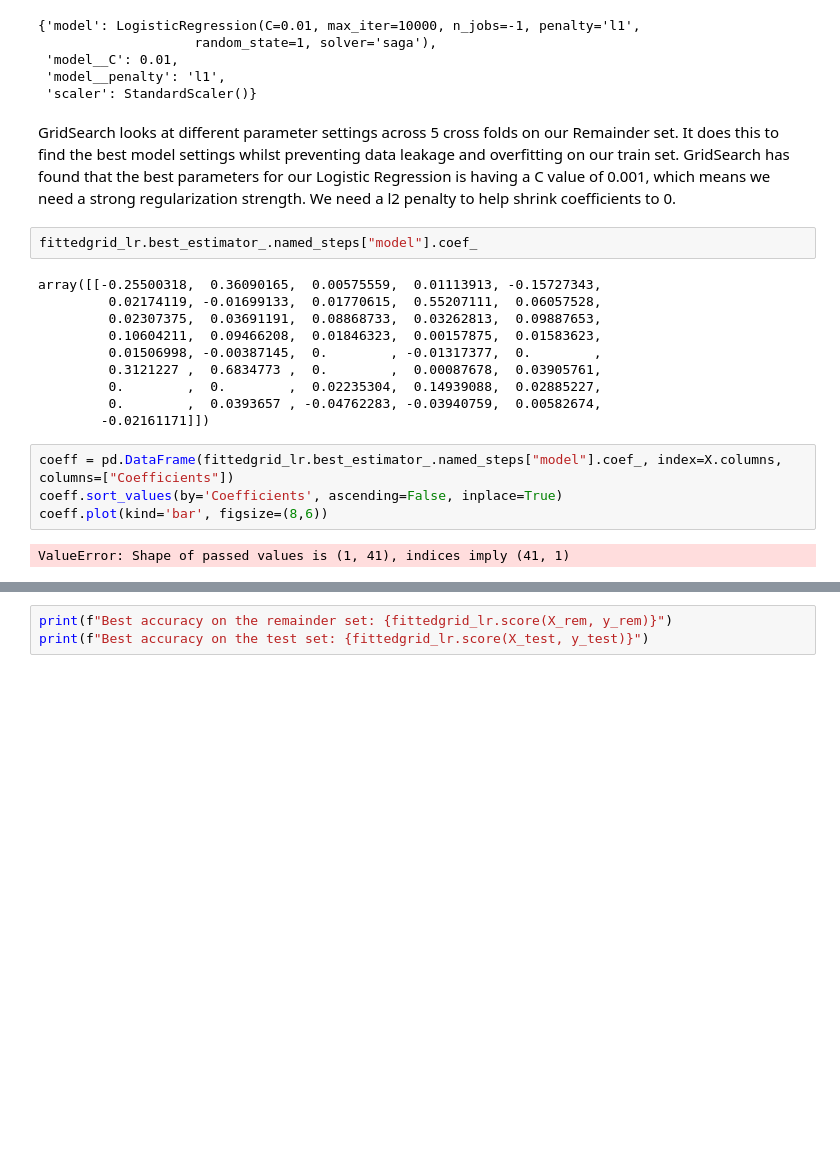
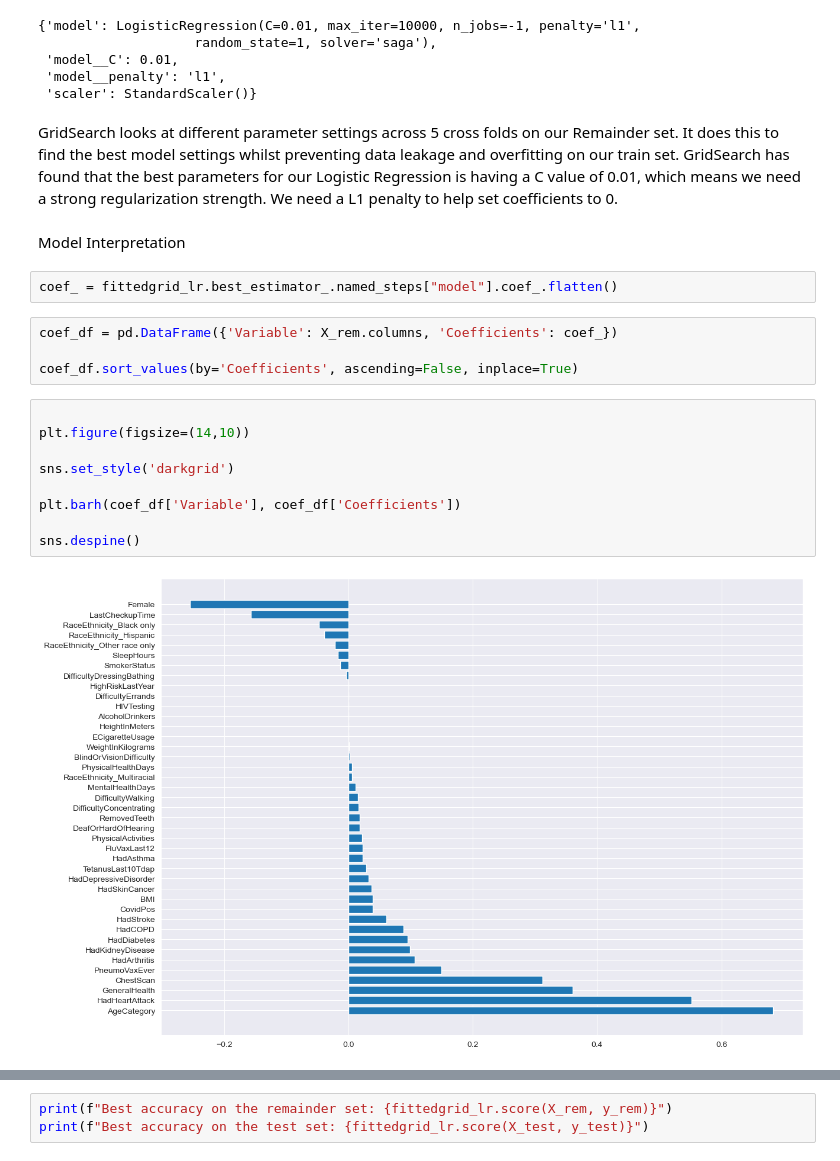
Before and after one commit to Tasnimacj/Capstone_Heart_Prediction, a Jupyter notebook: notebooks/04-modelling-no-pca.ipynb, the cells around one changed output, grey strips where cells are left out. Cells and saved outputs as stored; diff of their text form; blank space fills up the shorter version.

```diff
--- a/notebooks/04-modelling-no-pca.ipynb
+++ b/notebooks/04-modelling-no-pca.ipynb
@@ -202,22 +201,23 @@ fittedgrid_lr.best_params_
  'scaler': StandardScaler()}
 # %% [markdown]
 GridSearch looks at different parameter settings across 5 cross folds on our Remainder set. It does this to find the best model settings whilst preventing data leakage and overfitting on our train set.
-GridSearch has found that the best parameters for our Logistic Regression is having a C value of 0.001, which means we need a strong regularization strength. We need a l2 penalty to help shrink coefficients to 0.
+GridSearch has found that the best parameters for our Logistic Regression is having a C value of 0.01, which means we need a strong regularization strength. We need a L1 penalty to help set coefficients to 0.
+# %% [markdown]
+Model Interpretation
 # %%
-fittedgrid_lr.best_estimator_.named_steps["model"].coef_
+coef_ = fittedgrid_lr.best_estimator_.named_steps["model"].coef_.flatten()
-# %% [output]
-array([[-0.25500318,  0.36090165,  0.00575559,  0.01113913, -0.15727343,
-         0.02174119, -0.01699133,  0.01770615,  0.55207111,  0.06057528,
-         0.02307375,  0.03691191,  0.08868733,  0.03262813,  0.09887653,
-         0.10604211,  0.09466208,  0.01846323,  0.00157875,  0.01583623,
-         0.01506998, -0.00387145,  0.        , -0.01317377,  0.        ,
-         0.3121227 ,  0.6834773 ,  0.        ,  0.00087678,  0.03905761,
-         0.        ,  0.        ,  0.02235304,  0.14939088,  0.02885227,
-         0.        ,  0.0393657 , -0.04762283, -0.03940759,  0.00582674,
-        -0.02161171]])
 # %%
-coeff = pd.DataFrame(fittedgrid_lr.best_estimator_.named_steps["model"].coef_, index=X.columns, columns=["Coefficients"])
-coeff.sort_values(by='Coefficients', ascending=False, inplace=True)
-coeff.plot(kind='bar', figsize=(8,6))
+coef_df = pd.DataFrame({'Variable': X_rem.columns, 'Coefficients': coef_})
+
+coef_df.sort_values(by='Coefficients', ascending=False, inplace=True)
-# %% [output]
-ValueError: Shape of passed values is (1, 41), indices imply (41, 1)
+# %%
+
+plt.figure(figsize=(14,10))
+
+sns.set_style('darkgrid')
+
+plt.barh(coef_df['Variable'], coef_df['Coefficients'])
+
+sns.despine()
+# %% [output]
+[figure, added]
```
Also changed, not shown: parts of 37 cells of this notebook, 2 other files.
